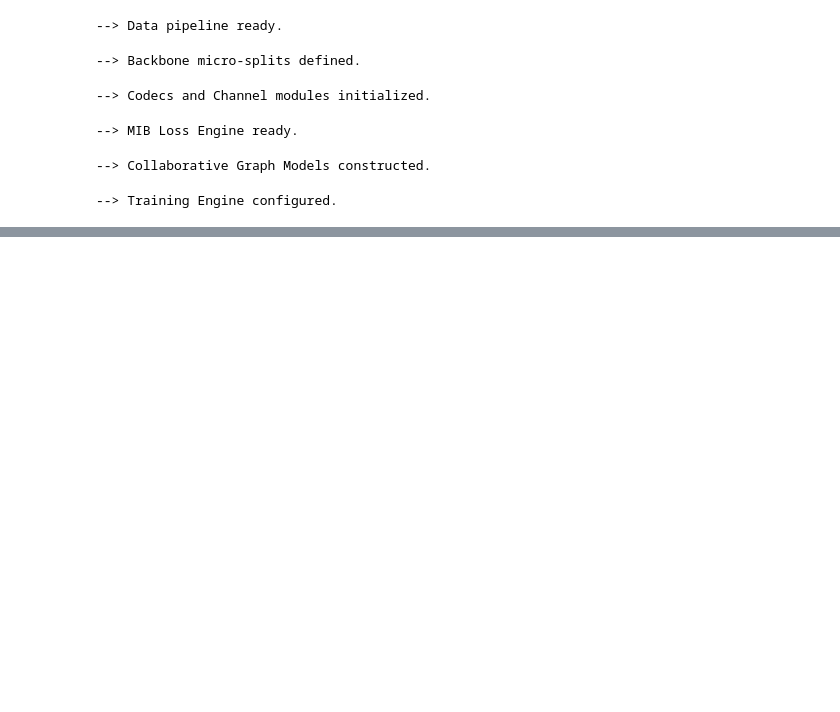
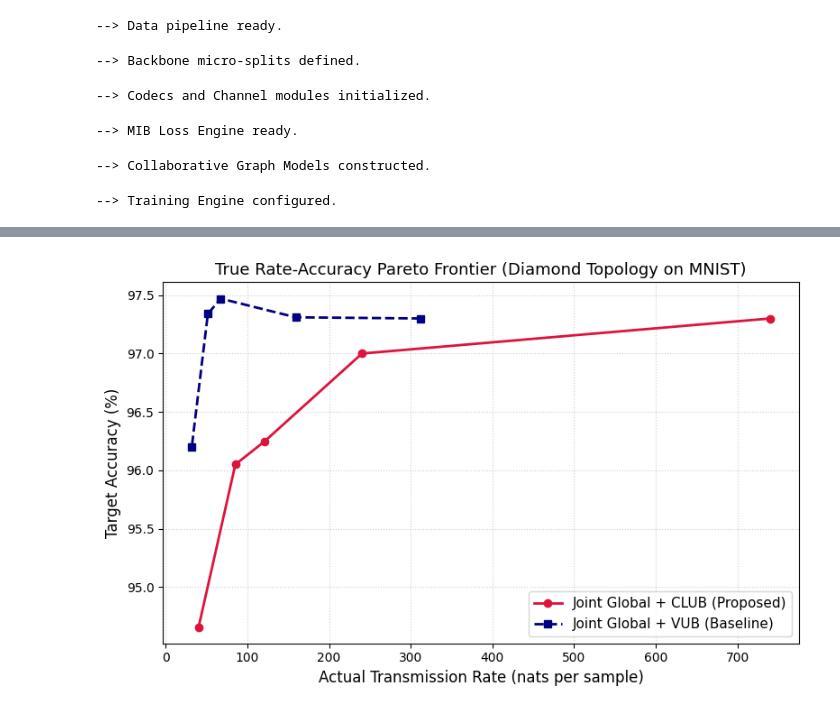
Before and after one commit to Mario-Cattaneo/SemesterProject, a Jupyter notebook: Untitled4.ipynb, the cells around one changed output, grey strips where cells are left out. Drawn from its saved outputs; the diff is of its cells as text; code cells hidden in the pictures; blank space fills up the shorter version.

```diff
--- a/Untitled4.ipynb
+++ b/Untitled4.ipynb
@@ -502,0 +441,78 @@ CLUB | lambda: 1.0e-02 --> Best Accuracy: 94.73%
+# %%
+# =========================================================================
+# REVISED CELL 8: True Rate-Accuracy Pareto Curve (With Data Loading Included)
+# =========================================================================
+
+# Ensure data loaders are loaded
+train_loader, test_loader = get_dataloaders("MNIST", batch_size=128)
+
+def evaluate_with_rate(model, data_loader, rate_type="CLUB"):
+    model.eval()
+    correct, total = 0, 0
+    total_rate = 0.0
+
+    with torch.no_grad():
+        for x, y in data_loader:
+            x, y = x.to(device), y.to(device)
+            y_hat, edge_data, _ = model(x)
+
+            # 1. Compute accuracy
+            preds = torch.argmax(y_hat, dim=-1)
+            correct += (preds == y).sum().item()
+            total += x.size(0)
+
+            # 2. Measure actual transmitted rate (nats) across edges
+            batch_rate = 0.0
+            for edge_key, data in edge_data.items():
+                if rate_type == "VUB":
+                    r = compute_rate_vub(data["mu"], data["logvar"])
+                else:
+                    r = compute_rate_club(data["u"], data["mu"], data["logvar"], data["eps"])
+                batch_rate += r.item()
+            total_rate += batch_rate * x.size(0)
+
+    acc = 100.0 * correct / total
+    avg_rate = total_rate / total
+    return acc, avg_rate
+
+# Run faster sweep (5 epochs per point)
+lambda_values = [1e-5, 1e-4, 5e-4, 1e-3, 5e-3]
+
+rates_vub, accs_vub = [], []
+rates_club, accs_club = [], []
+
+print("--> Running True Pareto Sweep (Fast: 5 epochs per run)...")
+
+# 1. Sweep VUB
+for lam in lambda_values:
+    model = DiamondCollaborativeModel(bottleneck_dim=32, channel_mode="analog_awgn", snr_db=10.0)
+    train_model(model, train_loader, test_loader, rel_type="JG", rate_type="VUB",
+                lambdas={"w1": lam, "w2": lam}, epochs=5)
+    acc, rate = evaluate_with_rate(model, test_loader, rate_type="VUB")
+    rates_vub.append(rate)
+    accs_vub.append(acc)
+    print(f"VUB  | lambda: {lam:.1e} --> Rate: {rate:.2f} nats | Acc: {acc:.2f}%")
+
+# 2. Sweep CLUB
+for lam in lambda_values:
+    model = DiamondCollaborativeModel(bottleneck_dim=32, channel_mode="analog_awgn", snr_db=10.0)
+    train_model(model, train_loader, test_loader, rel_type="JG", rate_type="CLUB",
+                lambdas={"w1": lam, "w2": lam}, epochs=5)
+    acc, rate = evaluate_with_rate(model, test_loader, rate_type="CLUB")
+    rates_club.append(rate)
+    accs_club.append(acc)
+    print(f"CLUB | lambda: {lam:.1e} --> Rate: {rate:.2f} nats | Acc: {acc:.2f}%")
+
+# 3. Plot the True Rate-Accuracy Pareto Frontier (Figure 1)
+plt.figure(figsize=(8, 5))
+plt.plot(rates_club, accs_club, marker='o', linewidth=2, color='crimson', label="Joint Global + CLUB (Proposed)")
+plt.plot(rates_vub, accs_vub, marker='s', linewidth=2, linestyle='--', color='navy', label="Joint Global + VUB (Baseline)")
+
+plt.xlabel("Actual Transmission Rate (nats per sample)", fontsize=12)
+plt.ylabel("Target Accuracy (%)", fontsize=12)
+plt.title("True Rate-Accuracy Pareto Frontier (Diamond Topology on MNIST)", fontsize=13)
+plt.grid(True, which="both", ls=":", alpha=0.6)
+plt.legend(fontsize=11)
+plt.tight_layout()
+plt.show()
+# %% [output]
@@ -502,0 +530 @@ CLUB | lambda: 1.0e-02 --> Best Accuracy: 94.73%
+[figure, added]
```
Also changed, not shown: parts of 2 cells of this notebook.
